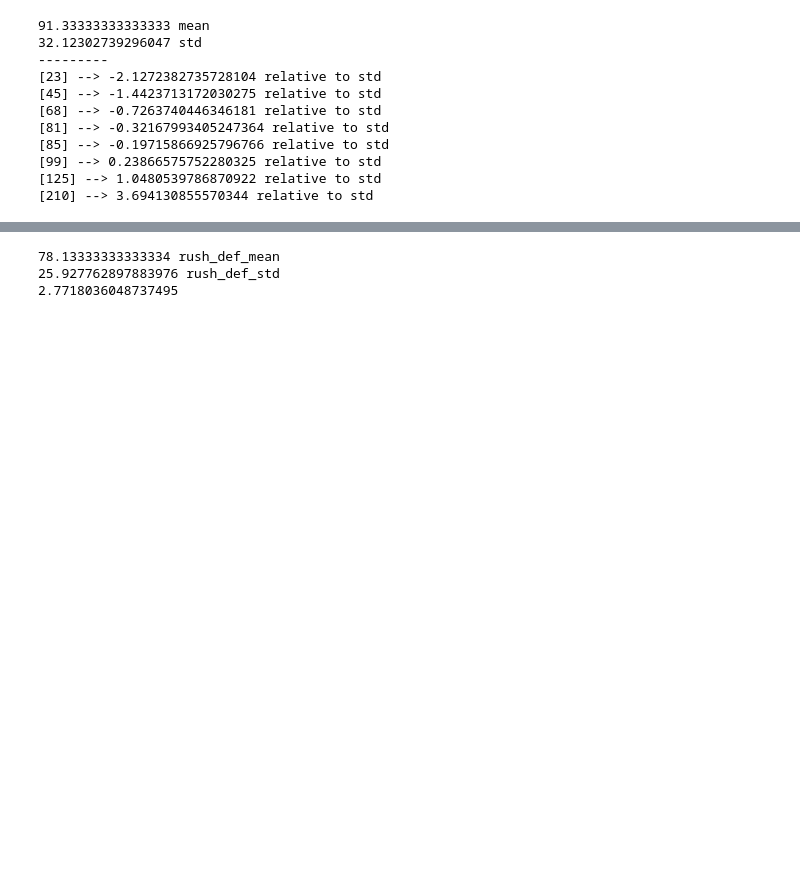
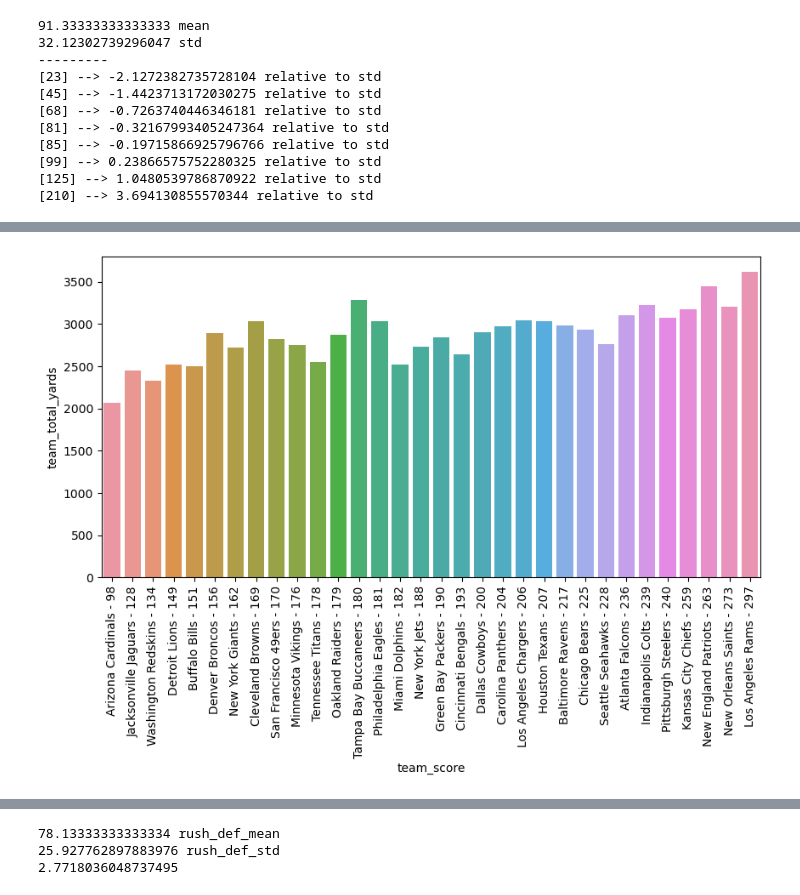
Before and after one commit to bladnman/footballing, a Jupyter notebook: src/dev/aggregates.ipynb, the cells around one changed output, grey strips where cells are left out. Saved outputs shown, nothing was run; the diff lists cells and outputs as text; code cells hidden in the pictures; blank space fills up the shorter version.

```diff
--- a/src/dev/aggregates.ipynb
+++ b/src/dev/aggregates.ipynb
@@ -557,0 +609,2 @@ for team in teams:
+# %%
+home_df = year_df[year_df['home'] == 1]
@@ -557,0 +621,2 @@ for team in teams:
+# %%
+score_v_yards_df = home_df.groupby('team')[['team_score', 'team_total_yards']].sum().sort_values('team_score')
@@ -557,0 +643,7 @@ for team in teams:
+# %%
+labels = score_v_yards_df.index + ' - ' + score_v_yards_df["team_score"].astype(str)
+plt.figure(figsize=(10,5),dpi=100)
+ax = sns.barplot(data=score_v_yards_df, x='team_score', y='team_total_yards')
+ax.set_xticklabels(labels, rotation='vertical', fontsize=10);
+# %% [output]
+[figure, added]
```
Also changed, not shown: parts of 14 cells of this notebook, 1 other file.
